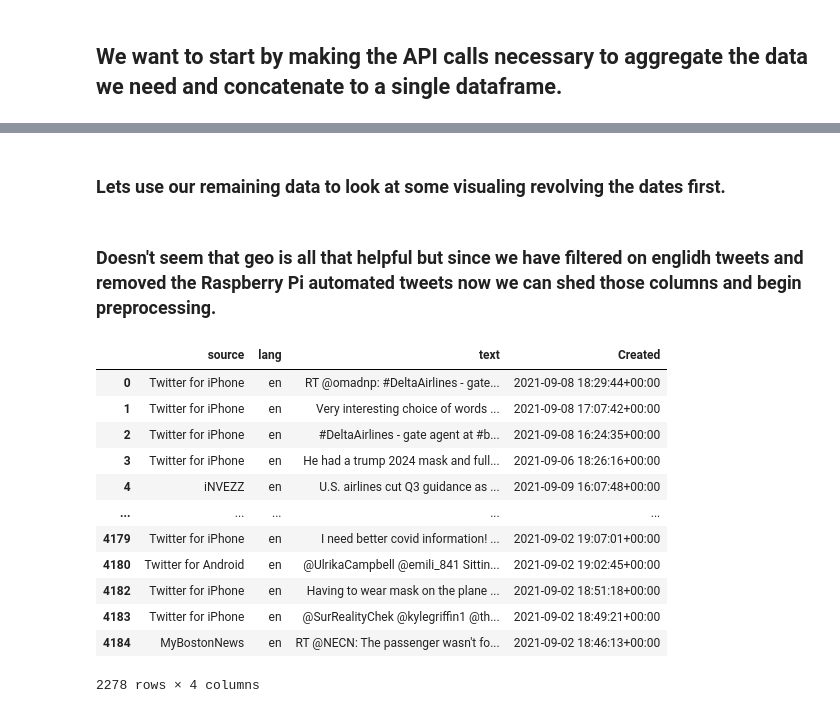
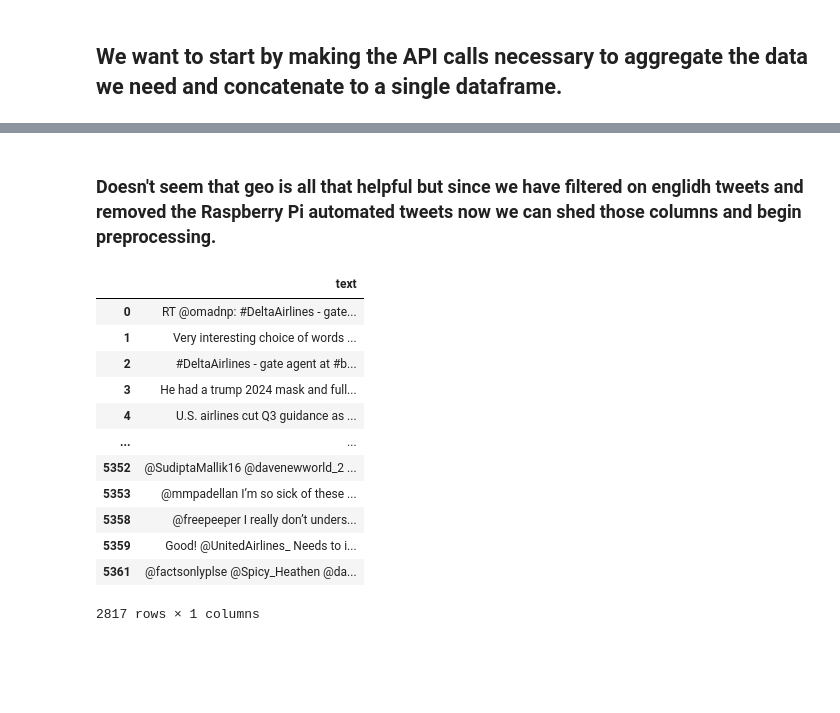
Before and after one commit to pleasecallmejax/Mask-Mandate-Sentiment-Analysis-Using-NLP, a Jupyter notebook: NLP EDA and Modeling.ipynb, the cells around one changed output, grey strips where cells are left out. Cells and saved outputs as stored; diff of their text form; code cells hidden in the pictures; blank space fills up the shorter version.

Commit message:
Rechurned data

```diff
--- a/NLP EDA and Modeling.ipynb
+++ b/NLP EDA and Modeling.ipynb
@@ -79,7 +83,7 @@ def aggregate_data(file):
 # %%
 results_list = []
 
-for file in range(1,48):
+for file in range(1,62):
     results_list.append(aggregate_data(f't{file}.json'))
 
 results_df = pd.concat(results_list, ignore_index=True)
@@ -96,4 +100,5 @@ results_df.to_csv('tweets_df', mode='a', header=False)
 # %%
 results_df['Created'] = pd.to_datetime(results_df['created_at'])
-results_df = results_df.rename({'possibly_sensitive': 'Sensitive', 'text': 'Tweet'}, axis=1)
+results_df.drop(columns=['created_at'], axis=1)
+results_df = results_df.rename({'possibly_sensitive': 'Sensitive'}, axis=1)
 # %%
@@ -121,2 +126,3 @@ results_df.loc[results_df.Tweet.duplicated(), :]
 # %%
-unique_df=results_df.drop_duplicates(subset='Tweet', keep='first').copy()
+unique_df=results_df.drop_duplicates(subset='text', keep='first').copy()
+unique_df=unique_df.fillna(0)
@@ -139,0 +152,14 @@ unique_df=unique_df.fillna(0)
+# %%
+## Converting non top 3 sources to placeholder Other because there are too many different sources
+cond = [unique_df['source'] == 'Twitter for iPhone',
+        unique_df['source'] == 'Twitter Web App',
+        unique_df['source'] == 'Twitter for Android',
+        unique_df['source'] == 'Raspberry Pi - ADS-B Receiver',
+        unique_df['source'] == 'Twitter for iPad',
+        unique_df['source'] == 'Twitter',
+        unique_df['source'] == 'PlaneFence-Belmont']
+
+choice = [unique_df['source'], unique_df['source'], unique_df['source'], unique_df['source'], unique_df['source'], unique_df['source'], unique_df['source']]
+
+unique_df['source'] = np.select(cond, choice, 'Other')
+unique_df['source'].value_counts(1, ascending=False)
@@ -163,2 +211,0 @@ unique_df.loc[unique_df['geo']!= 0]
-# %% [markdown]
-### Lets use our remaining data to look at some visualing revolving the dates first.
@@ -180,22 +212,22 @@ plt.show()
 # %% [markdown]
 ### Doesn't seem that geo is all that helpful but since we have filtered on englidh tweets and removed the Raspberry Pi automated tweets now we can shed those columns and begin preprocessing.
 # %%
-clean_df=unique_df.drop(columns=['created_at','id','possibly_sensitive','geo','lang','referenced_tweets','source'], axis=1)
+clean_df=unique_df.drop(columns=['Created', 'created_at','id','Sensitive','geo','lang','referenced_tweets','source'], axis=1)
 clean_df
 # %% [output]
-|  | source | lang | text | Created |
-| 0 | Twitter for iPhone | en | RT @omadnp: #DeltaAirlines - gate... | 2021-09-08 18:29:44+00:00 |
-| 1 | Twitter for iPhone | en | Very interesting choice of words ... | 2021-09-08 17:07:42+00:00 |
-| 2 | Twitter for iPhone | en | #DeltaAirlines - gate agent at #b... | 2021-09-08 16:24:35+00:00 |
-| 3 | Twitter for iPhone | en | He had a trump 2024 mask and full... | 2021-09-06 18:26:16+00:00 |
-| 4 | iNVEZZ | en | U.S. airlines cut Q3 guidance as ... | 2021-09-09 16:07:48+00:00 |
-| ... | ... | ... | ... | ... |
-| 4179 | Twitter for iPhone | en | I need better covid information! ... | 2021-09-02 19:07:01+00:00 |
-| 4180 | Twitter for Android | en | @UlrikaCampbell @emili_841 Sittin... | 2021-09-02 19:02:45+00:00 |
-| 4182 | Twitter for iPhone | en | Having to wear mask on the plane ... | 2021-09-02 18:51:18+00:00 |
-| 4183 | Twitter for iPhone | en | @SurRealityChek @kylegriffin1 @th... | 2021-09-02 18:49:21+00:00 |
-| 4184 | MyBostonNews | en | RT @NECN: The passenger wasn't fo... | 2021-09-02 18:46:13+00:00 |
+|  | text |
+| 0 | RT @omadnp: #DeltaAirlines - gate... |
+| 1 | Very interesting choice of words ... |
+| 2 | #DeltaAirlines - gate agent at #b... |
+| 3 | He had a trump 2024 mask and full... |
+| 4 | U.S. airlines cut Q3 guidance as ... |
+| ... | ... |
+| 5352 | @SudiptaMallik16 @davenewworld_2 ... |
+| 5353 | @mmpadellan I’m so sick of these ... |
+| 5358 | @freepeeper I really don’t unders... |
+| 5359 | Good! @UnitedAirlines_ Needs to i... |
+| 5361 | @factsonlyplse @Spicy_Heathen @da... |
-2278 rows × 4 columns
+2817 rows × 1 columns
 # %%
 #Running through an API for sentiment analysis
 
```
Also changed, not shown: parts of 18 cells of this notebook, 17 other files.
